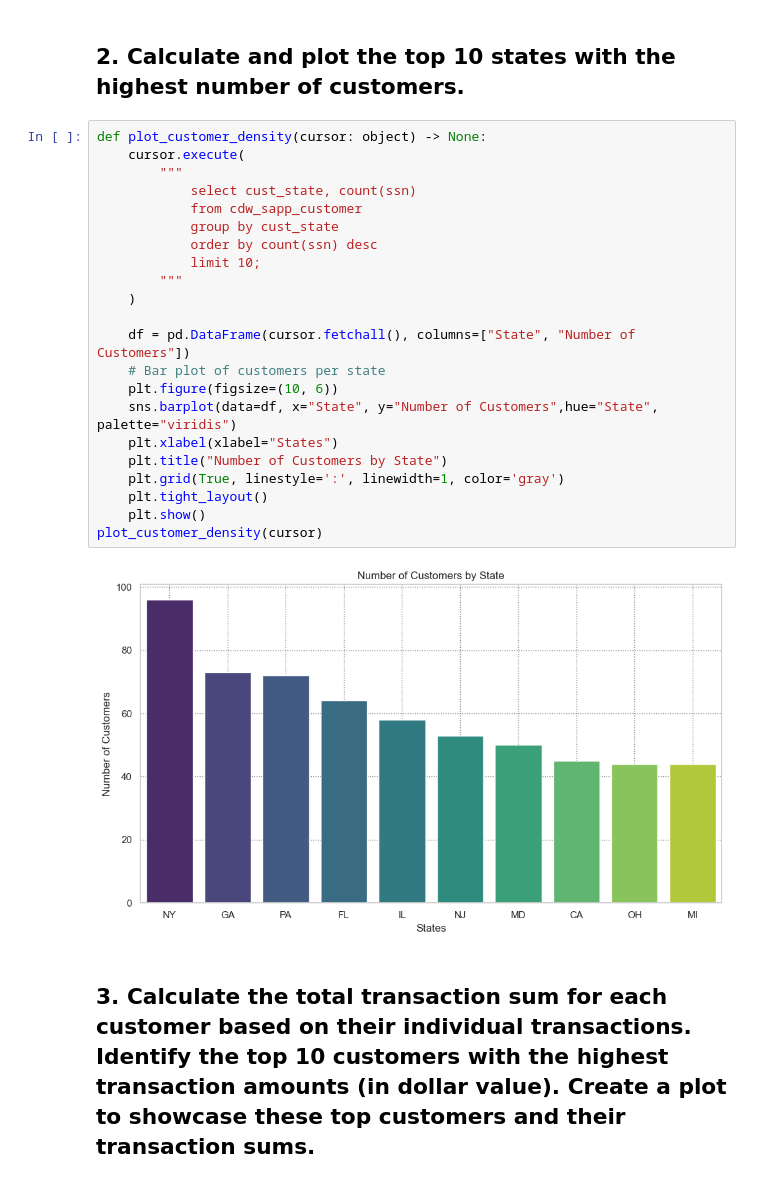
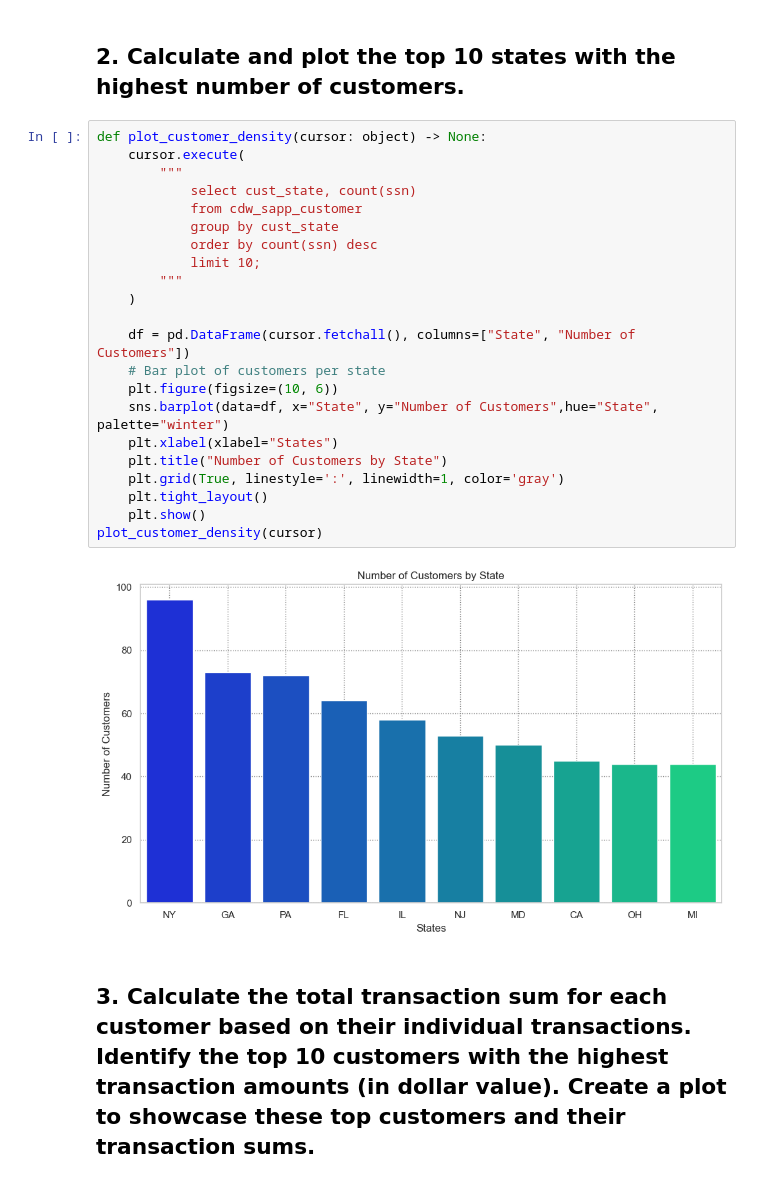
Before and after one commit to juanHunOfficial/data_capstone_proj, a Jupyter notebook: final_code/test_visuals.ipynb, the cells around one changed output. Drawn from its saved outputs; the diff is of its cells as text.

```diff
--- a/final_code/test_visuals.ipynb
+++ b/final_code/test_visuals.ipynb
@@ -67,27 +67,27 @@ plot_transaction_count_data(cursor)
 # %%
 def plot_customer_density(cursor: object) -> None:
     cursor.execute(
         """
             select cust_state, count(ssn)
             from cdw_sapp_customer
             group by cust_state
             order by count(ssn) desc
             limit 10;
         """
     )
 
     df = pd.DataFrame(cursor.fetchall(), columns=["State", "Number of Customers"])
     # Bar plot of customers per state
     plt.figure(figsize=(10, 6))
-    sns.barplot(data=df, x="State", y="Number of Customers",hue="State", palette="viridis")
+    sns.barplot(data=df, x="State", y="Number of Customers",hue="State", palette="winter")
     plt.xlabel(xlabel="States")
     plt.title("Number of Customers by State")
     plt.grid(True, linestyle=':', linewidth=1, color='gray')
     plt.tight_layout()
     plt.show()
 plot_customer_density(cursor)
 # %% [output]
-[figure, old version]
+[figure, new version]
 # %% [markdown]
 ## 3. Calculate the total transaction sum for each customer based on their individual transactions. Identify the top 10 customers with the highest transaction amounts (in dollar value). Create a plot to showcase these top customers and their transaction sums.
 # %%
```
Also changed, not shown: parts of 5 cells of this notebook, 3 other files.
